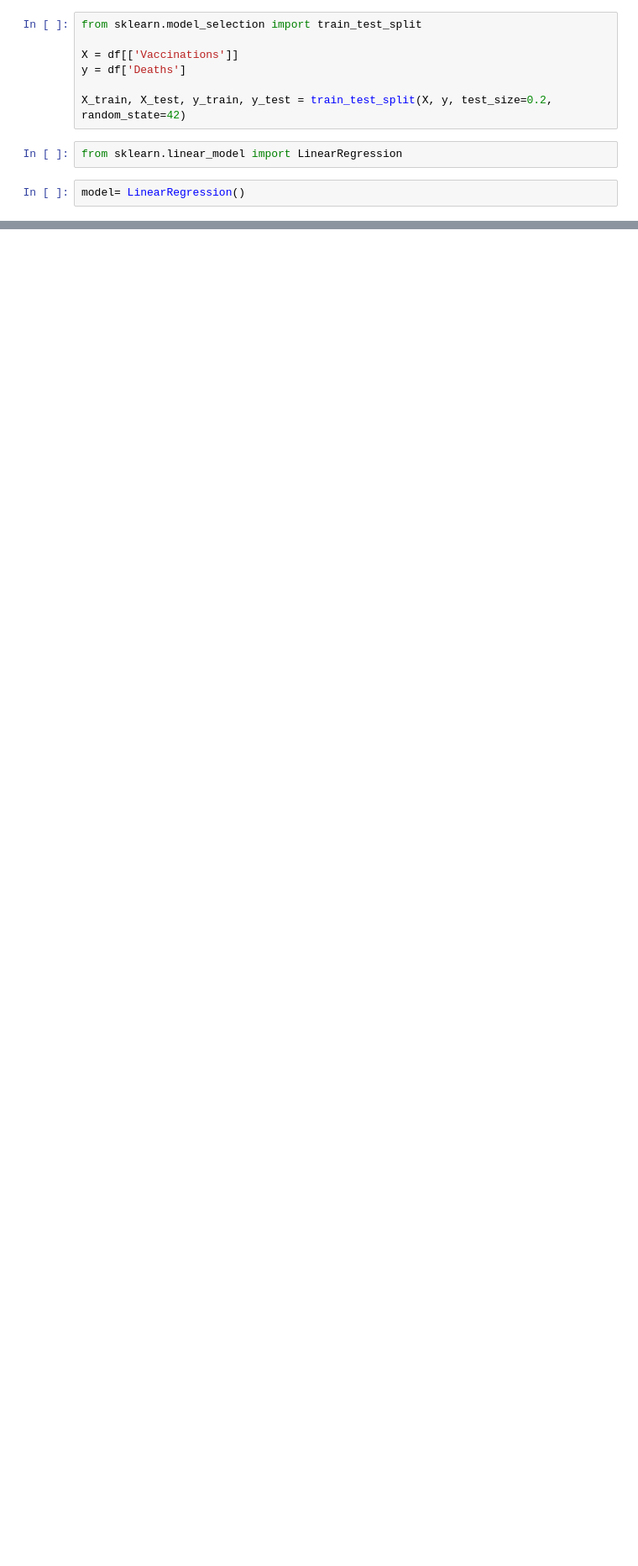
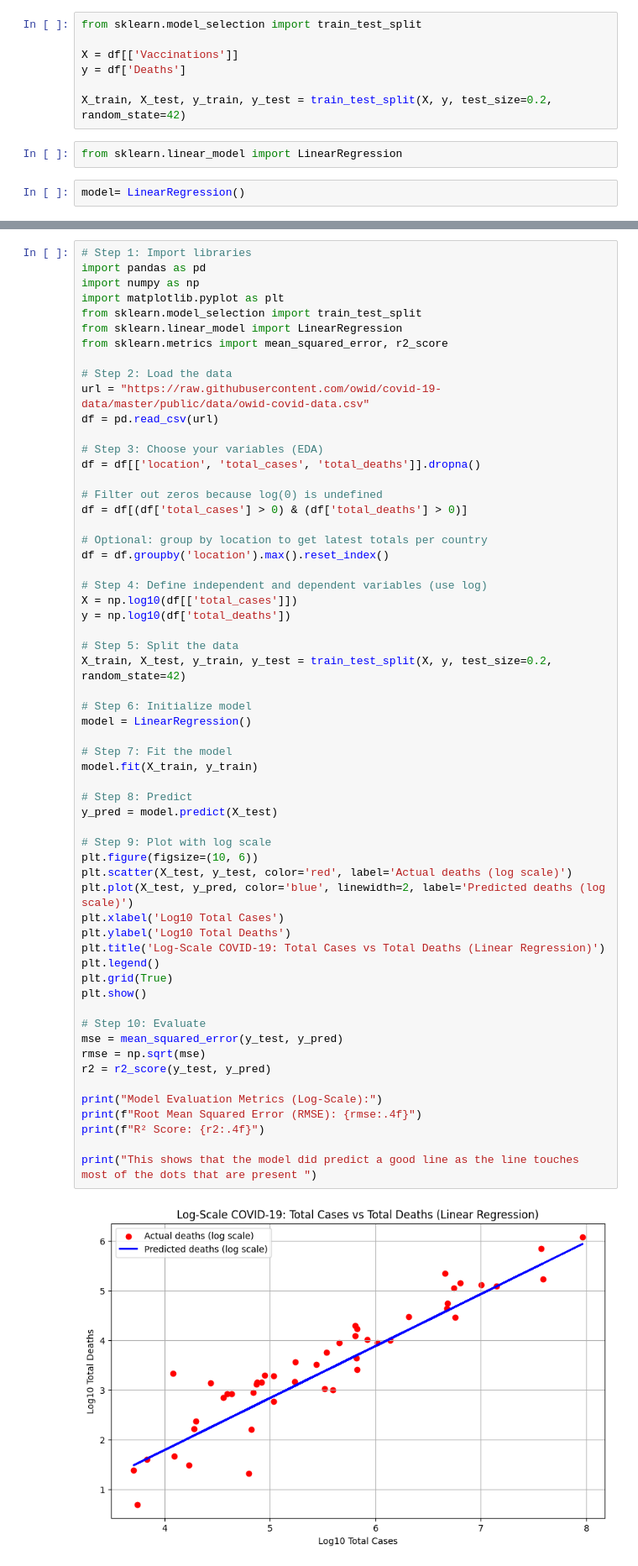
Before and after one commit to Sidhchamp1/Covid-19, a Jupyter notebook: Copy_of_test_code.ipynb, the cells around one changed output, grey strips where cells are left out. Shown at 84% size. Drawn from its saved outputs; the diff is of its cells as text; blank space fills up the shorter version.

```diff
--- a/Copy_of_test_code.ipynb
+++ b/Copy_of_test_code.ipynb
@@ -910,0 +1158,61 @@ weighted avg       0.82      0.73      0.71        37
+# %%
+# Step 1: Import libraries
+import pandas as pd
+import numpy as np
+import matplotlib.pyplot as plt
+from sklearn.model_selection import train_test_split
+from sklearn.linear_model import LinearRegression
+from sklearn.metrics import mean_squared_error, r2_score
+
+# Step 2: Load the data
+url = "https://raw.githubusercontent.com/owid/covid-19-data/master/public/data/owid-covid-data.csv"
+df = pd.read_csv(url)
+
+# Step 3: Choose your variables (EDA)
+df = df[['location', 'total_cases', 'total_deaths']].dropna()
+
+# Filter out zeros because log(0) is undefined
+df = df[(df['total_cases'] > 0) & (df['total_deaths'] > 0)]
+
+# Optional: group by location to get latest totals per country
+df = df.groupby('location').max().reset_index()
+
+# Step 4: Define independent and dependent variables (use log)
+X = np.log10(df[['total_cases']])
+y = np.log10(df['total_deaths'])
+
+# Step 5: Split the data
+X_train, X_test, y_train, y_test = train_test_split(X, y, test_size=0.2, random_state=42)
+
+# Step 6: Initialize model
+model = LinearRegression()
+
+# Step 7: Fit the model
+model.fit(X_train, y_train)
+
+# Step 8: Predict
+y_pred = model.predict(X_test)
+
+# Step 9: Plot with log scale
+plt.figure(figsize=(10, 6))
+plt.scatter(X_test, y_test, color='red', label='Actual deaths (log scale)')
+plt.plot(X_test, y_pred, color='blue', linewidth=2, label='Predicted deaths (log scale)')
+plt.xlabel('Log10 Total Cases')
+plt.ylabel('Log10 Total Deaths')
+plt.title('Log-Scale COVID-19: Total Cases vs Total Deaths (Linear Regression)')
+plt.legend()
+plt.grid(True)
+plt.show()
+
+# Step 10: Evaluate
+mse = mean_squared_error(y_test, y_pred)
+rmse = np.sqrt(mse)
+r2 = r2_score(y_test, y_pred)
+
+print("Model Evaluation Metrics (Log-Scale):")
+print(f"Root Mean Squared Error (RMSE): {rmse:.4f}")
+print(f"R² Score: {r2:.4f}")
+
+print("This shows that the model did predict a good line as the line touches most of the dots that are present ")
+# %% [output]
+[figure, added]
```
Also changed, not shown: parts of 10 cells of this notebook.
